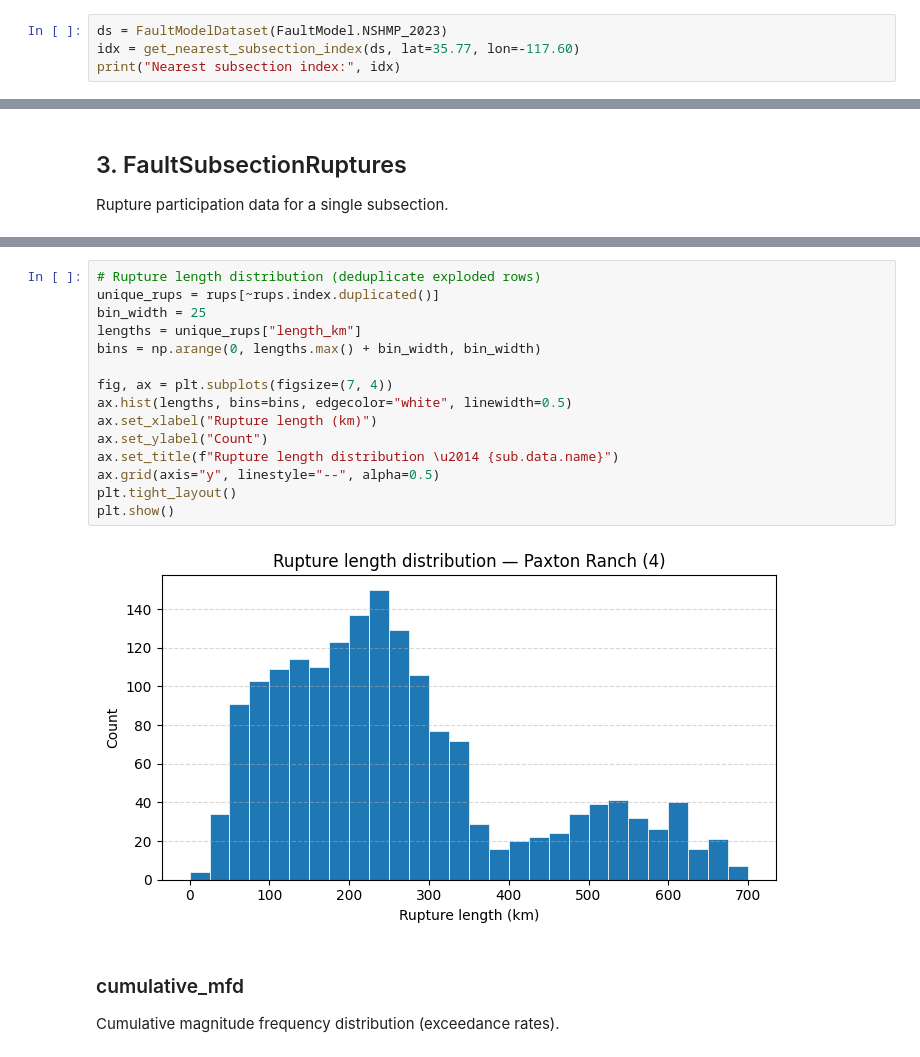
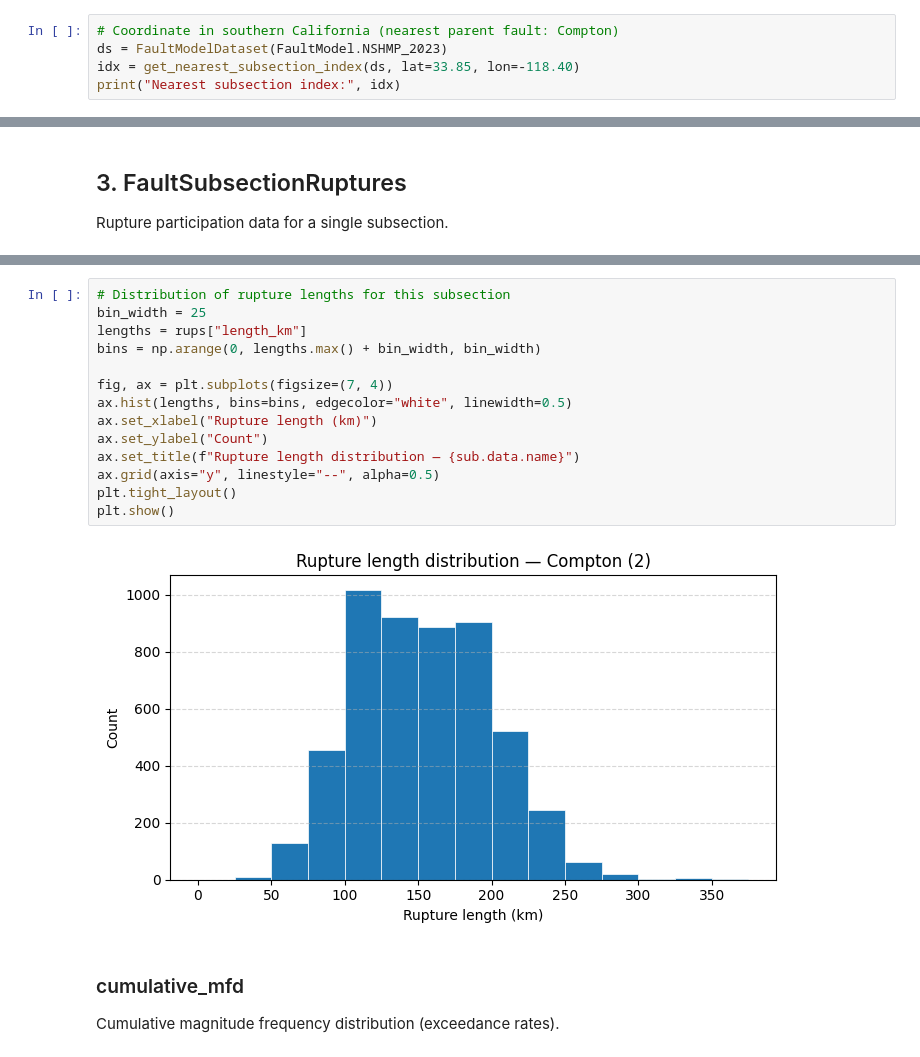
Before and after one commit to asarmy/parserf, a Jupyter notebook: examples/2-subsections.ipynb, the cells around one changed output, grey strips where cells are left out. Drawn from its saved outputs; the diff is of its cells as text.

```diff
--- a/examples/2-subsections.ipynb
+++ b/examples/2-subsections.ipynb
@@ -20,7 +20,8 @@ from parserf import (
     get_nearest_subsection_index,
 )
 # %%
+# Coordinate in southern California (nearest parent fault: Compton)
 ds = FaultModelDataset(FaultModel.NSHMP_2023)
-idx = get_nearest_subsection_index(ds, lat=35.77, lon=-117.60)
+idx = get_nearest_subsection_index(ds, lat=33.85, lon=-118.40)
 print("Nearest subsection index:", idx)
 # %% [output]
@@ -123,20 +151,19 @@ Parent area breakdown:
 # %%
-# Rupture length distribution (deduplicate exploded rows)
-unique_rups = rups[~rups.index.duplicated()]
+# Distribution of rupture lengths for this subsection
 bin_width = 25
-lengths = unique_rups["length_km"]
+lengths = rups["length_km"]
 bins = np.arange(0, lengths.max() + bin_width, bin_width)
 
 fig, ax = plt.subplots(figsize=(7, 4))
 ax.hist(lengths, bins=bins, edgecolor="white", linewidth=0.5)
 ax.set_xlabel("Rupture length (km)")
 ax.set_ylabel("Count")
-ax.set_title(f"Rupture length distribution \u2014 {sub.data.name}")
+ax.set_title(f"Rupture length distribution — {sub.data.name}")
 ax.grid(axis="y", linestyle="--", alpha=0.5)
 plt.tight_layout()
 plt.show()
 # %% [output]
-[figure, old version]
+[figure, new version]
 # %% [markdown]
 ### cumulative_mfd
 
```
Also changed, not shown: parts of 14 cells of this notebook, 38 other files.
